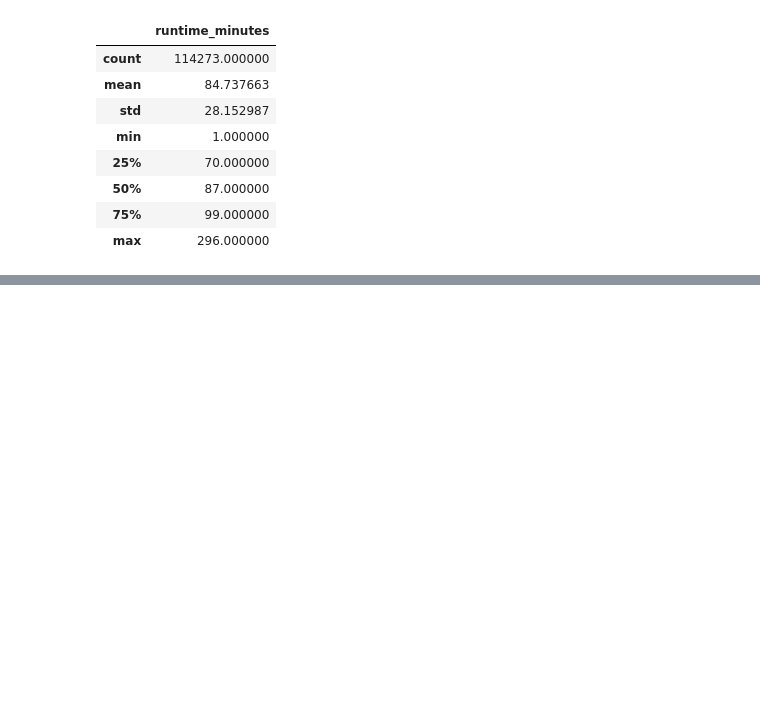
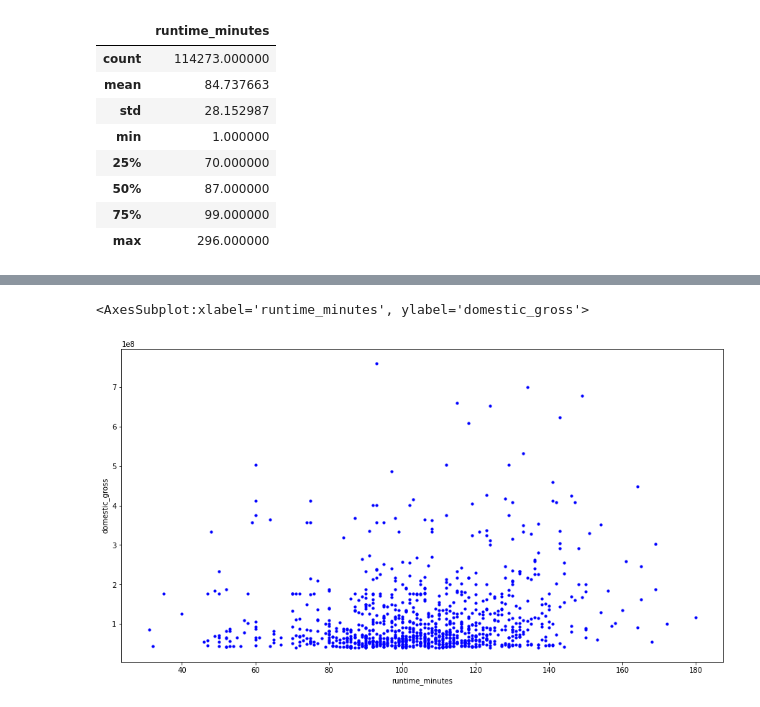
Before and after one commit to harte3/Flatiron-Capstone-Group-2, a Jupyter notebook: notebooks/donnie-kevin/Donnie-Kevin.ipynb, the cells around one changed output, grey strips where cells are left out. Drawn from its saved outputs; the diff is of its cells as text; code cells hidden in the pictures; blank space fills up the shorter version.

```diff
--- a/notebooks/donnie-kevin/Donnie-Kevin.ipynb
+++ b/notebooks/donnie-kevin/Donnie-Kevin.ipynb
@@ -100,0 +136,12 @@ run.plot(kind='box', title='runtime minutes')
+# %%
+filtered_gross = pd.read_sql("""
+SELECT DISTINCT domestic_gross, runtime_minutes
+FROM movie_gross
+LEFT JOIN movie_basics
+ON movie_gross.movie = movie_basics.primary_title
+WHERE runtime_minutes is not null and runtime_minutes BETWEEN 30 AND 300 AND domestic_gross > 40000000
+ORDER BY runtime_minutes DESC
+LIMIT 1000
+""", con).drop_duplicates()
+filtered_gross.astype(int)
+#filtering out movies that made less than the average gross of 40 million and had runtimes greater than the average
@@ -100,0 +162,5 @@ run.plot(kind='box', title='runtime minutes')
+# %%
+filtered_gross.plot.scatter(x = 'runtime_minutes',y= 'domestic_gross',s = 10, c = 'blue', figsize=(15,8))
+# %% [output]
+<AxesSubplot:xlabel='runtime_minutes', ylabel='domestic_gross'>
+[figure, added]
```
Also changed, not shown: parts of 8 cells of this notebook.
